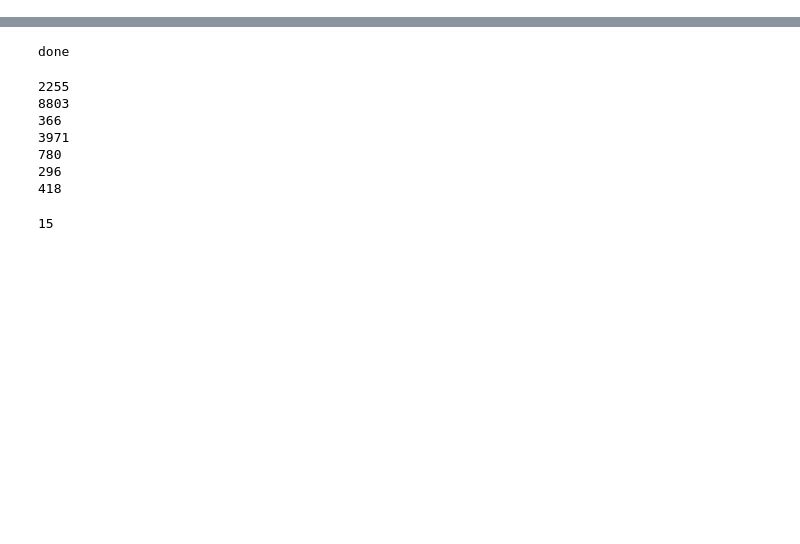
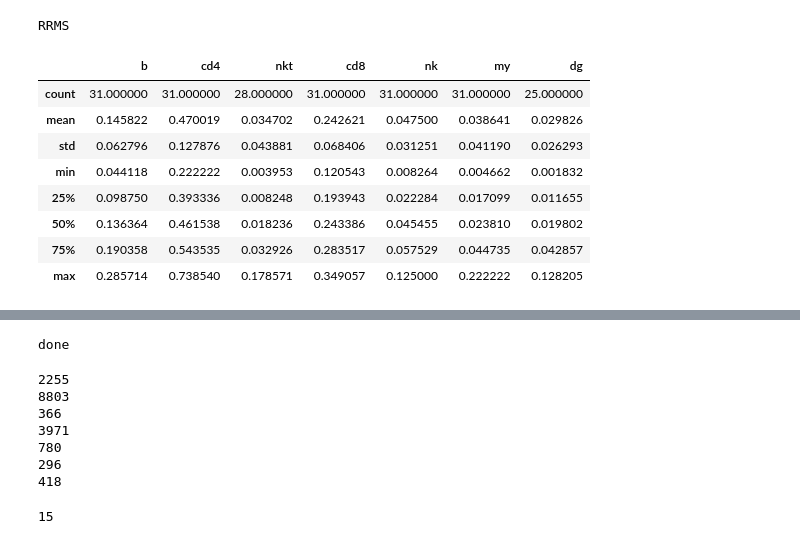
Before and after one commit to Irrelifant/CellCnn, a Jupyter notebook: cellCnn/ms/MS_celltypes.ipynb, the cells around one changed output, grey strips where cells are left out. Drawn from its saved outputs; the diff is of its cells as text; code cells hidden in the pictures; blank space fills up the shorter version.

```diff
--- a/cellCnn/ms/MS_celltypes.ipynb
+++ b/cellCnn/ms/MS_celltypes.ipynb
@@ -138,0 +70,7 @@ for idx, pheno in stack_idx_chunks:
+# %%
+# pitch: key = gate_source, value = dict{diagnosis: df OR freq?}
+rrms_df = df[df['diagnosis'] == 'RRMS']
+rrms_patients2df = {id: patient_df.drop(columns=['diagnosis', 'gate_source']) for id, patient_df in
+                    rrms_df.groupby('gate_source')}
+nindc_df = df[df['diagnosis'] == 'NINDC']
+nindc_patients2df = {id: patient_df.drop(columns=['diagnosis', 'gate_source']) for id, patient_df in nindc_df.groupby('gate_source')}
@@ -138,0 +120,17 @@ for idx, pheno in stack_idx_chunks:
+# %%
+#### To get true frequencies we need to get rid of 0 entries (there are patient without some cells type due to data)
+print('RRMS')
+rrms_freq_df = pd.DataFrame(list(rrms_patients_freq.values()), columns=list(cluster_to_celltype_dict.values()))
+rrms_freq_df = rrms_freq_df.replace(0, np.NaN) ## this lets us skip the 0 entries
+rrms_freq_df.describe()
+# %% [output]
+RRMS
+|  | b | cd4 | nkt | cd8 | nk | my | dg |
+| count | 31.000000 | 31.000000 | 28.000000 | 31.000000 | 31.000000 | 31.000000 | 25.000000 |
+| mean | 0.145822 | 0.470019 | 0.034702 | 0.242621 | 0.047500 | 0.038641 | 0.029826 |
+| std | 0.062796 | 0.127876 | 0.043881 | 0.068406 | 0.031251 | 0.041190 | 0.026293 |
+| min | 0.044118 | 0.222222 | 0.003953 | 0.120543 | 0.008264 | 0.004662 | 0.001832 |
+| 25% | 0.098750 | 0.393336 | 0.008248 | 0.193943 | 0.022284 | 0.017099 | 0.011655 |
+| 50% | 0.136364 | 0.461538 | 0.018236 | 0.243386 | 0.045455 | 0.023810 | 0.019802 |
+| 75% | 0.190358 | 0.543535 | 0.032926 | 0.283517 | 0.057529 | 0.044735 | 0.042857 |
+| max | 0.285714 | 0.738540 | 0.178571 | 0.349057 | 0.125000 | 0.222222 | 0.128205 |
```
Also changed, not shown: parts of 20 cells of this notebook, 2 other files.
